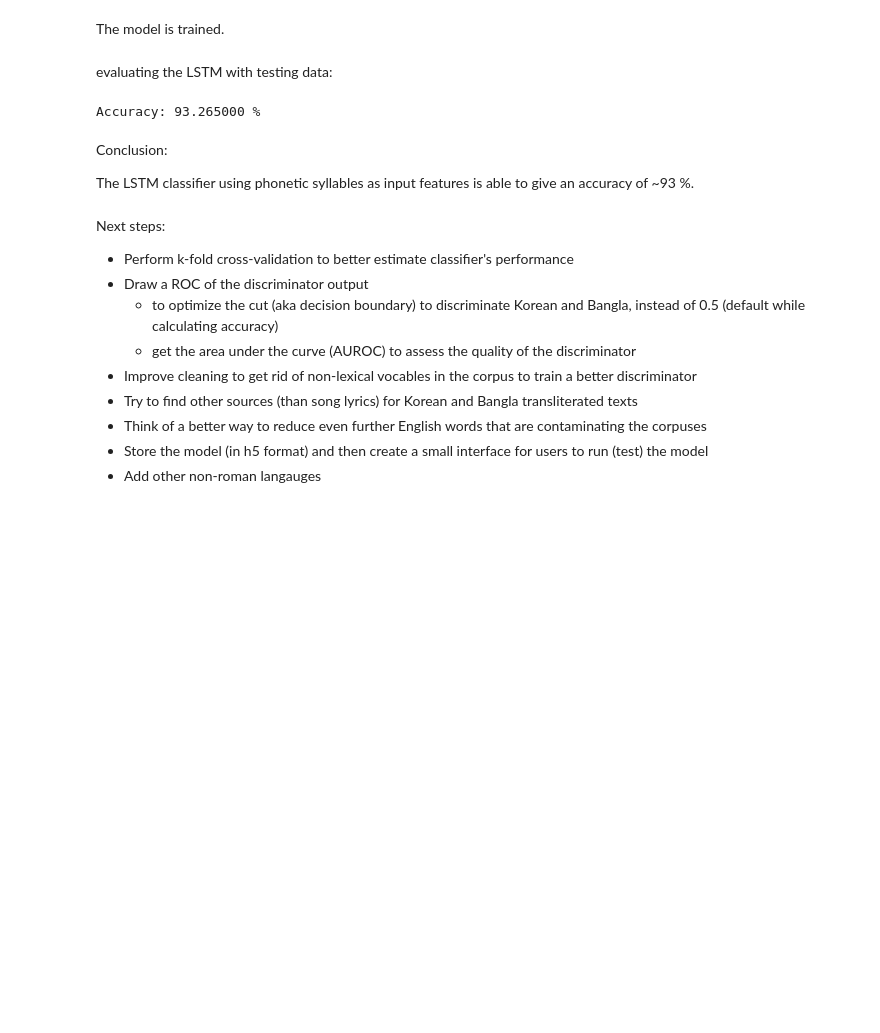
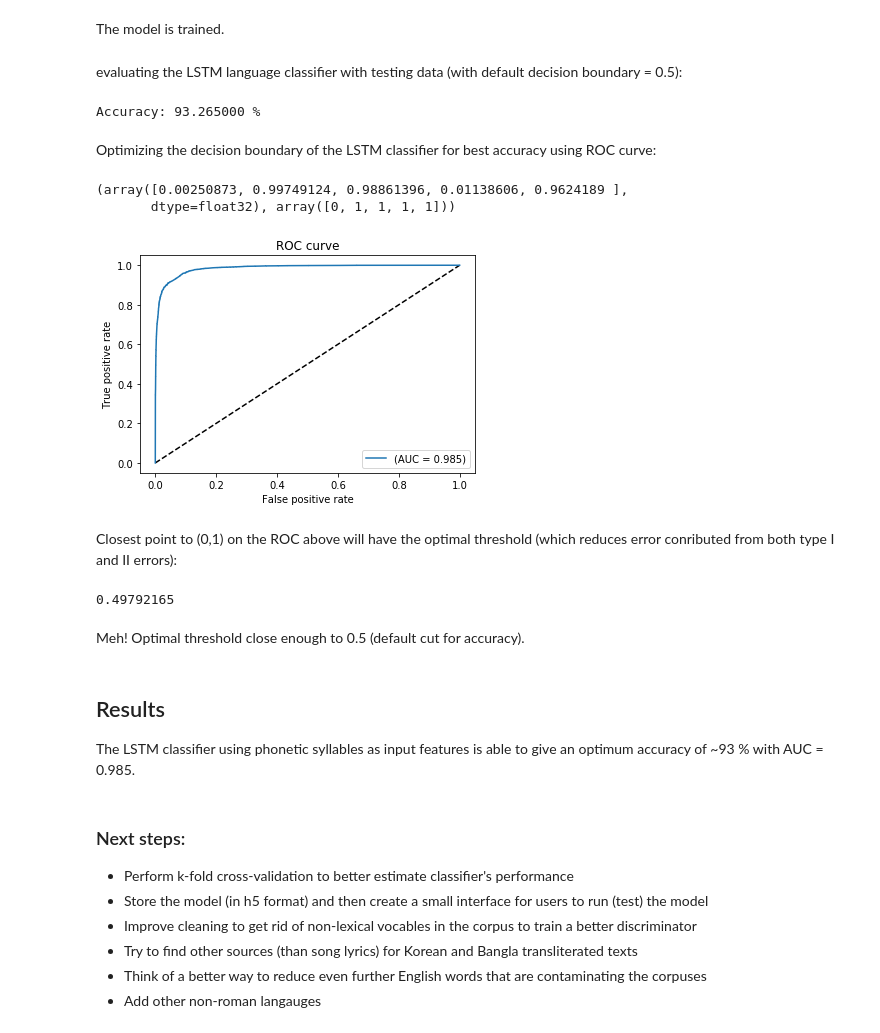
Before and after one commit to sen-sourav/transliterationLanguageDetect, a Jupyter notebook: transliterateLangDetect.ipynb, the cells around one changed output. Drawn from its saved outputs; the diff is of its cells as text; code cells hidden in the pictures; blank space fills up the shorter version.

Commit message:
roc curve added

```diff
--- a/transliterateLangDetect.ipynb
+++ b/transliterateLangDetect.ipynb
@@ -457,25 +457,58 @@ plt.show()
 # %% [markdown]
 The model is trained.
 # %% [markdown]
-evaluating the LSTM with testing data:
+evaluating the LSTM language classifier with testing data (with default decision boundary = 0.5):
 # %%
 # evaluate the model
 loss, accuracy = model.evaluate(padded_docs_test, labelvec_test, verbose=0)
 print('Accuracy: %f %%' % (accuracy*100))
 # %% [output]
 Accuracy: 93.265000 %
+# %% [markdown]
+Optimizing the decision boundary of the LSTM classifier for best accuracy using ROC curve:
+# %%
+labelvec_pred[:5], labelvec_test[:5, 0]
+# %% [output]
+(array([0.00250873, 0.99749124, 0.98861396, 0.01138606, 0.9624189 ],
+       dtype=float32), array([0, 1, 1, 1, 1]))
+# %%
+from sklearn.metrics import roc_curve, auc
+labelvec_pred = model.predict(padded_docs_test)
+fpr, tpr, cut = roc_curve(labelvec_test.ravel(), labelvec_pred.ravel())
+AUC = auc(fpr, tpr)
+# %%
+plt.figure(1)
+plt.plot([0, 1], [0, 1], 'k--')
+plt.plot(fpr, tpr, label='(AUC = {:.3f})'.format(AUC))
+plt.xlabel('False positive rate')
+plt.ylabel('True positive rate')
+plt.title('ROC curve')
+plt.legend(loc='best')
+plt.show()
+# %% [output]
+[figure, added]
+# %% [markdown]
+Closest point to (0,1) on the ROC above will have the optimal threshold (which reduces error conributed from both type I and II errors):
+# %%
+tprDist = np.square(tpr-1)
+fprDist = np.square(fpr)
+DistFromPerfectEff = tprDist + fprDist
+
+Optimum_cut = cut[DistFromPerfectEff.argmin()]
+Optimum_cut
+# %% [output]
+0.49792165
+# %% [markdown]
+Meh! Optimal threshold close enough to 0.5 (default cut for accuracy).
 # %% [markdown]
-Conclusion:
+## Results
 
-   The LSTM classifier using phonetic syllables as input features is able to give an accuracy of ~93 %.
+   The LSTM classifier using phonetic syllables as input features is able to give an optimum accuracy of ~93 % with AUC = 0.985.
 # %% [markdown]
-Next steps:
+### Next steps:
  - Perform k-fold cross-validation to better estimate classifier's performance
- - Draw a ROC of the discriminator output
-     - to optimize the cut (aka decision boundary) to discriminate Korean and Bangla, instead of 0.5 (default while calculating accuracy)
-     - get the area under the curve (AUROC) to assess the quality of the discriminator
+ - Store the model (in h5 format) and then create a small interface for users to run (test) the model
  - Improve cleaning to get rid of non-lexical vocables in the corpus to train a better discriminator
  - Try to find other sources (than song lyrics) for Korean and Bangla transliterated texts
  - Think of a better way to reduce even further English words that are contaminating the corpuses
- - Store the model (in h5 format) and then create a small interface for users to run (test) the model
  - Add other non-roman langauges
```
